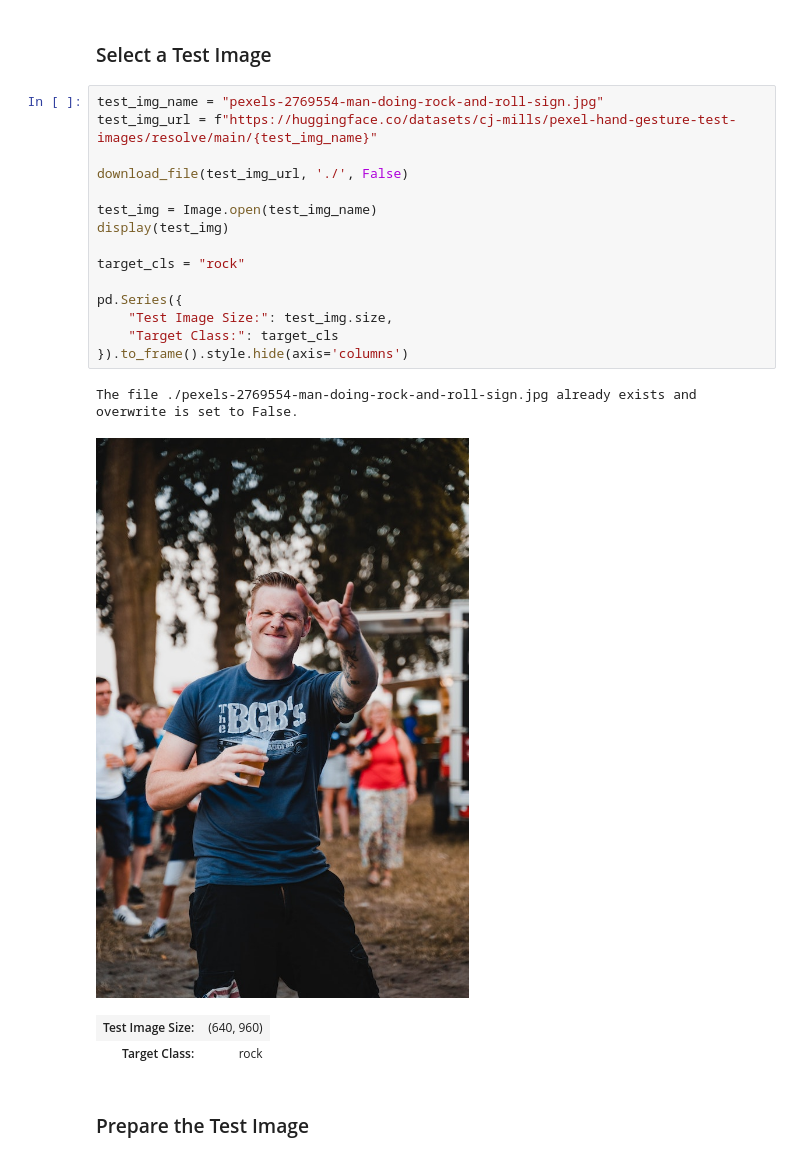
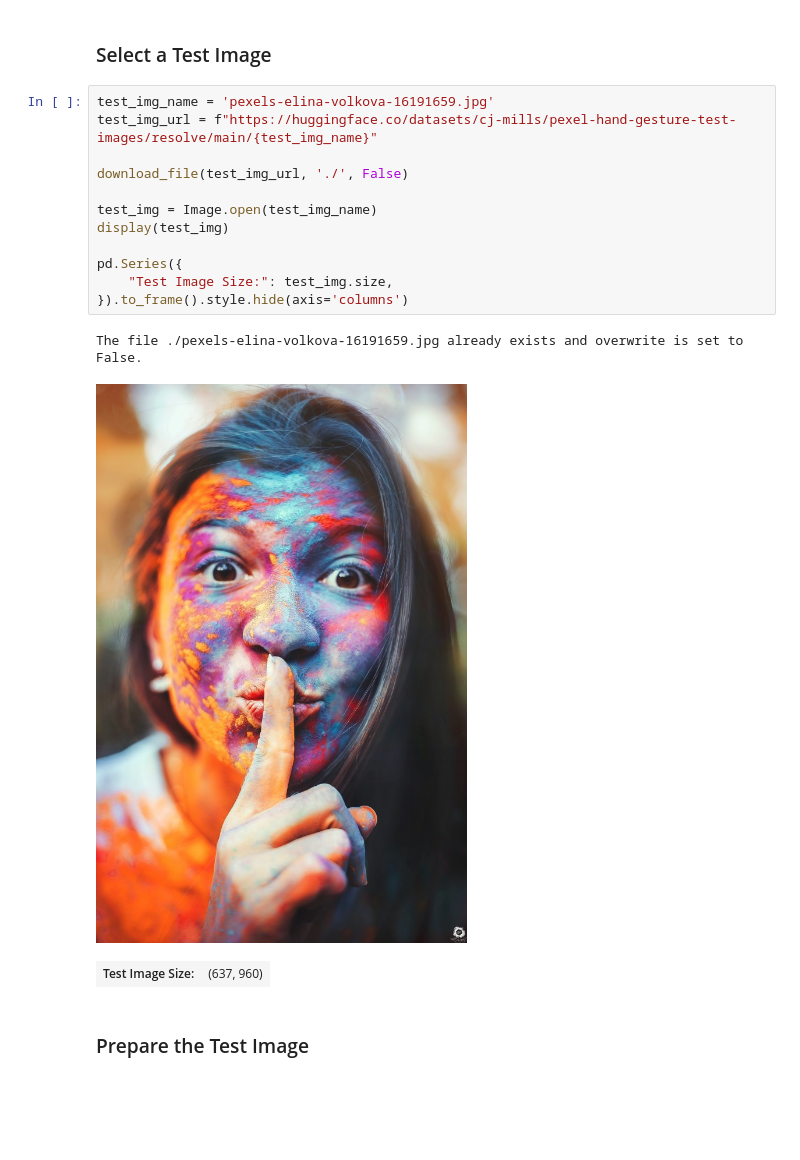
Before and after one commit to cj-mills/pytorch-timm-gesture-recognition-tutorial-code, a Jupyter notebook: notebooks/pytorch-timm-image-classifier-onnx-export.ipynb, the cells around one changed output. Saved outputs shown, nothing was run; the diff lists cells and outputs as text; blank space fills up the shorter version.

```diff
--- a/notebooks/pytorch-timm-image-classifier-onnx-export.ipynb
+++ b/notebooks/pytorch-timm-image-classifier-onnx-export.ipynb
@@ -249,25 +230,21 @@ session = ort.InferenceSession(onnx_file_path, providers=['CPUExecutionProvider'
 # %% [markdown]
 ### Select a Test Image
 # %%
-test_img_name = "pexels-2769554-man-doing-rock-and-roll-sign.jpg"
+test_img_name = 'pexels-elina-volkova-16191659.jpg'
 test_img_url = f"https://huggingface.co/datasets/cj-mills/pexel-hand-gesture-test-images/resolve/main/{test_img_name}"
 
 download_file(test_img_url, './', False)
 
 test_img = Image.open(test_img_name)
 display(test_img)
 
-target_cls = "rock"
-
 pd.Series({
     "Test Image Size:": test_img.size,
-    "Target Class:": target_cls
 }).to_frame().style.hide(axis='columns')
 # %% [output]
-The file ./pexels-2769554-man-doing-rock-and-roll-sign.jpg already exists and overwrite is set to False.
+The file ./pexels-elina-volkova-16191659.jpg already exists and overwrite is set to False.
-[figure, old version]
+[figure, new version]
-| Test Image Size: | (640, 960) |
-| Target Class: | rock |
+| Test Image Size: | (637, 960) |
 # %% [markdown]
 ### Prepare the Test Image
 # %%
```
Also changed, not shown: parts of 8 cells of this notebook, 8 other files.
